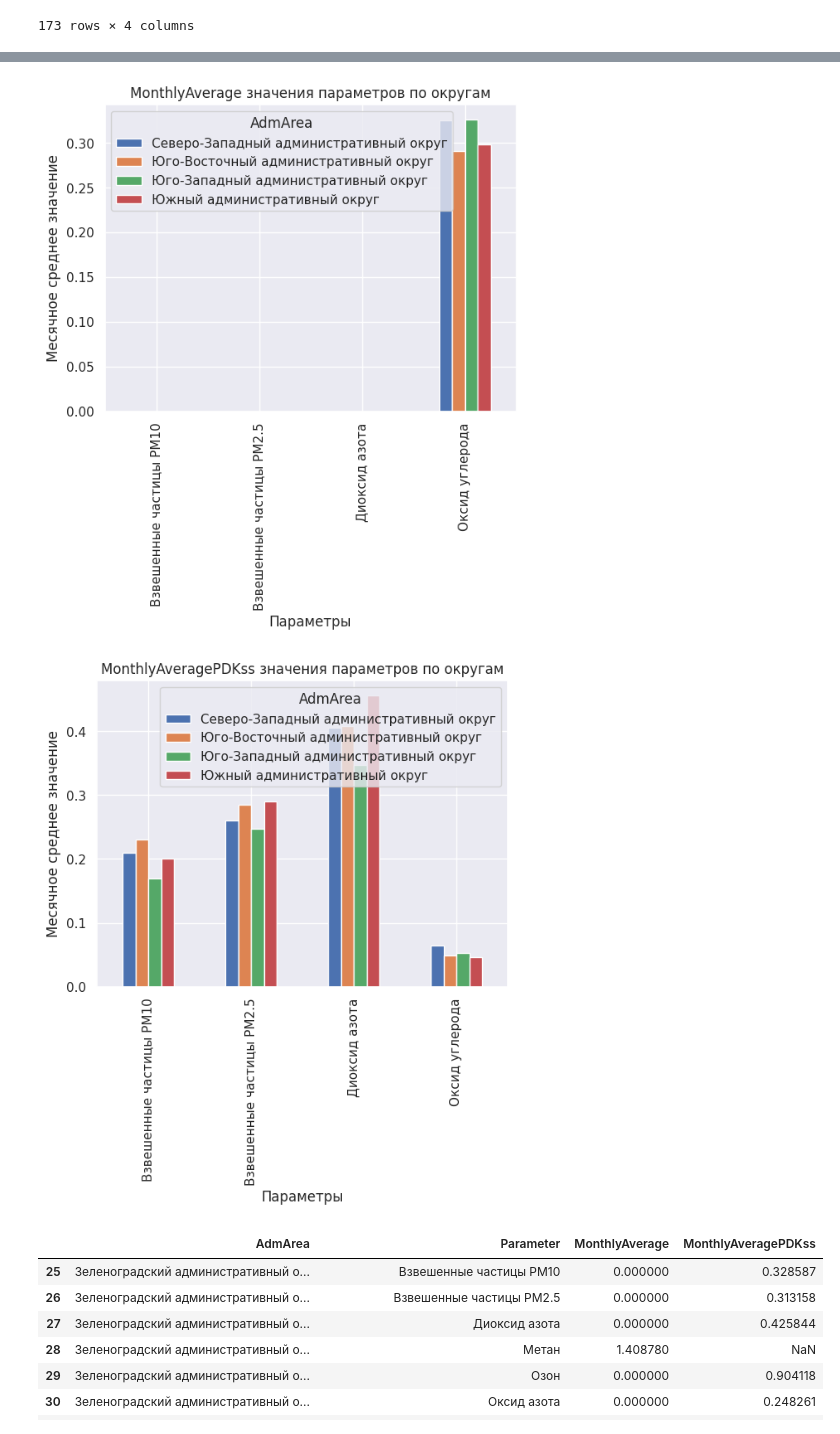
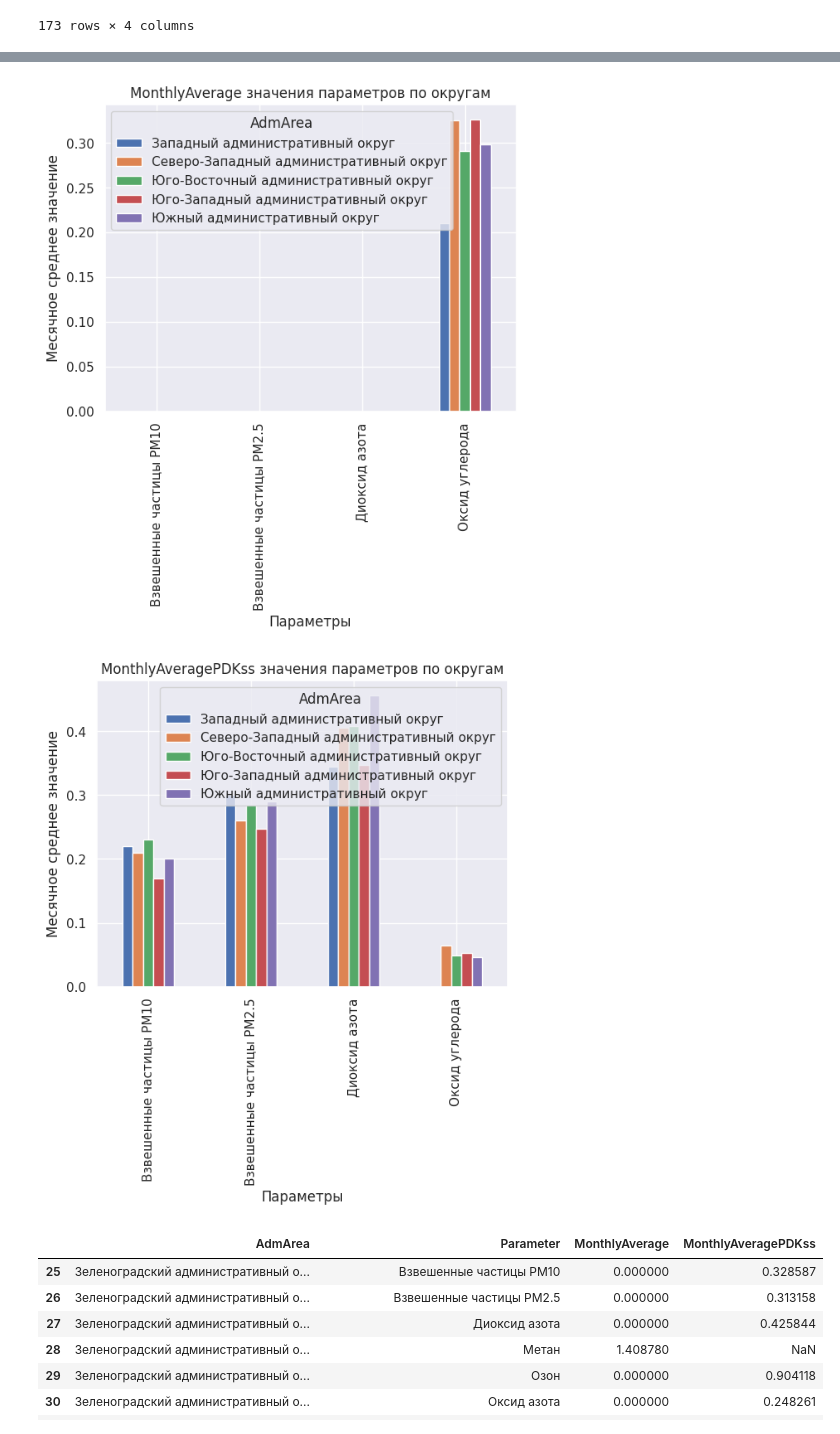
Before and after one commit to kjxeez/study-practice, a Jupyter notebook: air.ipynb, the cells around one changed output, grey strips where cells are left out. Cells and saved outputs as stored; diff of their text form; code cells hidden in the pictures.

```diff
--- a/air.ipynb
+++ b/air.ipynb
@@ -255,30 +259,30 @@ mean_df
 # %%
 import pandas as pd
 import matplotlib.pyplot as plt
 
 df2=df_aggregated[df_aggregated['Period']==max(df_aggregated['Period'])]
 # срез данных по параметру и округу
-df_slice = df2.loc[(df2['Parameter'].isin(['Оксид углерода', 'Диоксид азота', 'Взвешенные частицы РМ10',  'Взвешенные частицы РМ2.5'])) & (df2['AdmArea'].isin(['Юго-Западный административный округ', 'Южный административный округ', 'Юго-Восточный административный округ', 'Северо-Западный административный округ']))]
+df_slice = df2.loc[(df2['Parameter'].isin(['Оксид углерода', 'Диоксид азота', 'Взвешенные частицы РМ10',  'Взвешенные частицы РМ2.5'])) & (df2['AdmArea'].isin(['Юго-Западный административный округ', 'Западный административный округ', 'Южный административный округ', 'Юго-Восточный административный округ', 'Северо-Западный административный округ']))]
 
 # создание сводной таблицы
 piv_table = df_slice.pivot_table(values=['MonthlyAverage','MonthlyAveragePDKss'], index='Parameter', columns='AdmArea', aggfunc='mean')
 
 # отображение первого графика
 piv_table['MonthlyAverage'].plot(kind='bar')
 plt.title('MonthlyAverage значения параметров по округам')
 plt.xlabel('Параметры')
 plt.ylabel('Месячное среднее значение')
 plt.show()
 
 # отображение второго графика
 piv_table['MonthlyAveragePDKss'].plot(kind='bar')
 plt.title('MonthlyAveragePDKss значения параметров по округам')
 plt.xlabel('Параметры')
 plt.ylabel('Месячное среднее значение')
 plt.show()
 # %% [output]
-[figure, old version]
+[figure, new version]
-[figure, old version]
+[figure, new version]
 # %%
 mean_df[mean_df['AdmArea']=='Зеленоградский административный округ']
 # %% [output]
```
Also changed, not shown: parts of 2 cells of this notebook.
